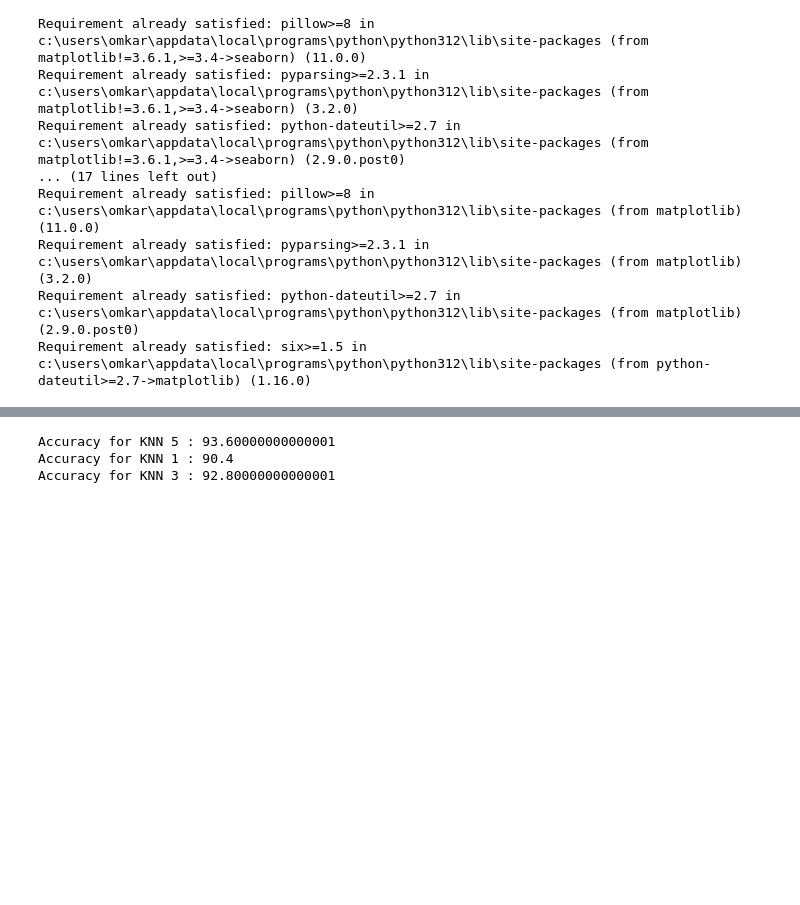
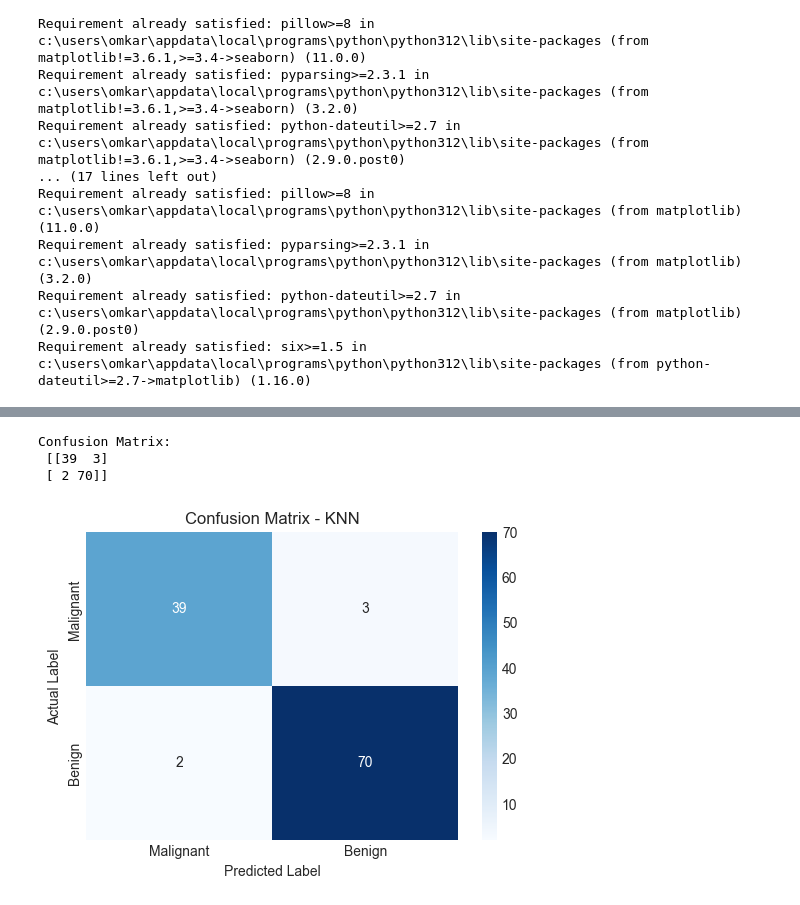
Before and after one commit to omkar2005203/AML_assignment_labs, a Jupyter notebook: Assignment_1/knn.ipynb, the cells around one changed output, grey strips where cells are left out. Saved outputs shown, nothing was run; the diff lists cells and outputs as text; code cells hidden in the pictures; blank space fills up the shorter version.

```diff
--- a/Assignment_1/knn.ipynb
+++ b/Assignment_1/knn.ipynb
@@ -69,10 +72,3 @@ x_train,x_test,y_train,y_test = train_test_split(x,y,random_state=0)
 # %%
-# implementing KNN classifier
-
-knn5 = KNeighborsClassifier(n_neighbors=5)
-knn1 = KNeighborsClassifier(n_neighbors=1)
-knn3 = KNeighborsClassifier(n_neighbors=3)
-
-knn5.fit(x_train,y_train)
-knn1.fit(x_train,y_train)
-knn3.fit(x_train,y_train)
+# **Make Predictions**
+y_pred = knn.predict(X_test)
@@ -87,14 +90,23 @@ y_predict_knn3 = knn3.predict(x_test)
 # %%
-# accuracy calculation
-from sklearn.metrics import accuracy_score
+#**Confusion Matrix**
+from sklearn.metrics import confusion_matrix, ConfusionMatrixDisplay
+import seaborn as sns
+import pandas as pd
 
-print("Accuracy for KNN 5 :", accuracy_score(y_test,y_predict_knn5)*100)
+cm = confusion_matrix(y_test, y_pred)
+print("Confusion Matrix:\n", cm)
 
-print("Accuracy for KNN 1 :", accuracy_score(y_test,y_predict_knn1)*100)
 
-print("Accuracy for KNN 3 :", accuracy_score(y_test,y_predict_knn3)*100)
+plt.figure(figsize=(6,4))
+sns.heatmap(pd.DataFrame(cm, index=["Malignant", "Benign"], columns=["Malignant", "Benign"]),
+            annot=True, cmap="Blues", fmt='g')
+plt.xlabel("Predicted Label")
+plt.ylabel("Actual Label")
+plt.title("Confusion Matrix - KNN")
+plt.show()
 # %% [output]
-Accuracy for KNN 5 : 93.60000000000001
-Accuracy for KNN 1 : 90.4
-Accuracy for KNN 3 : 92.80000000000001
+Confusion Matrix:
+ [[39  3]
+ [ 2 70]]
+[figure, added]
 # %%
```
Also changed, not shown: parts of 11 cells of this notebook, 1 other file.
